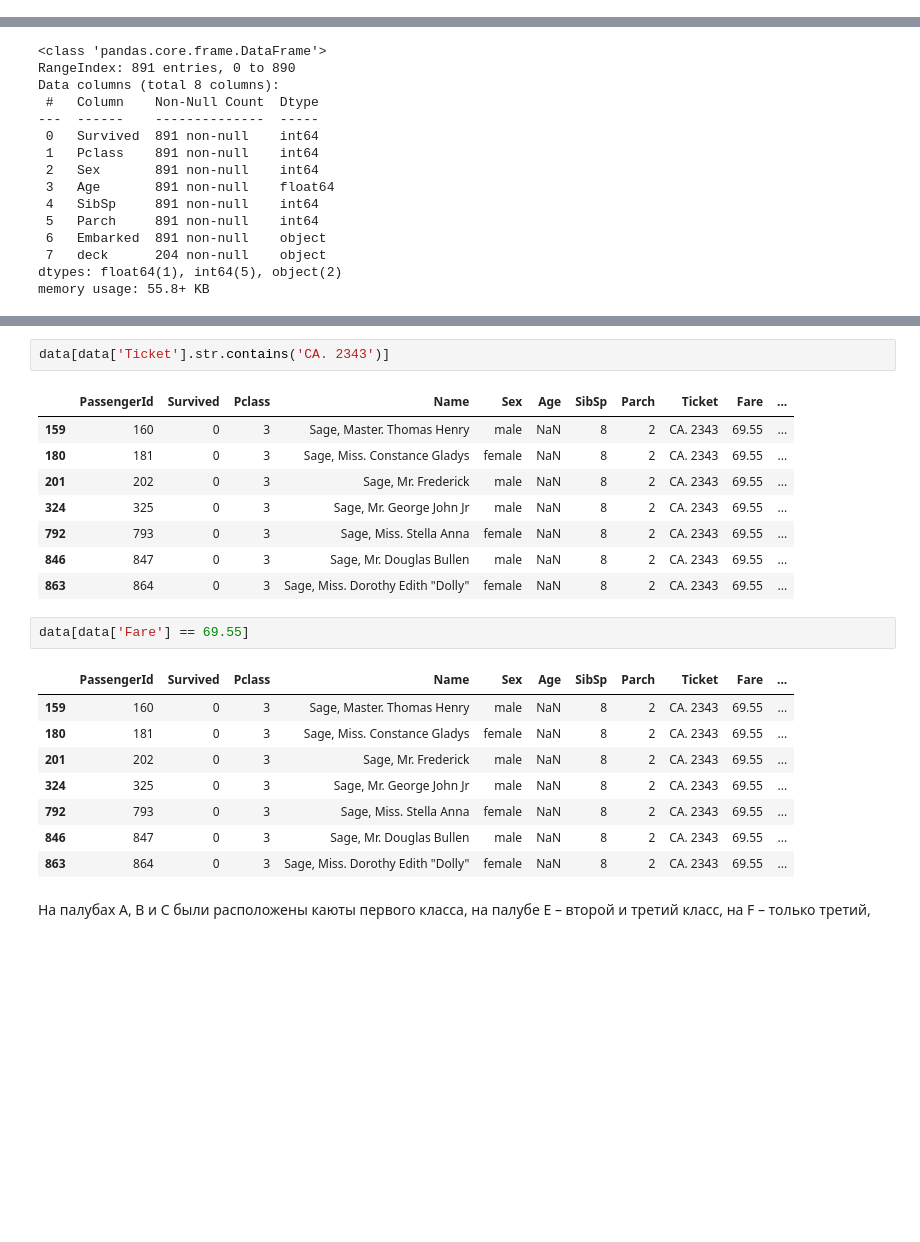
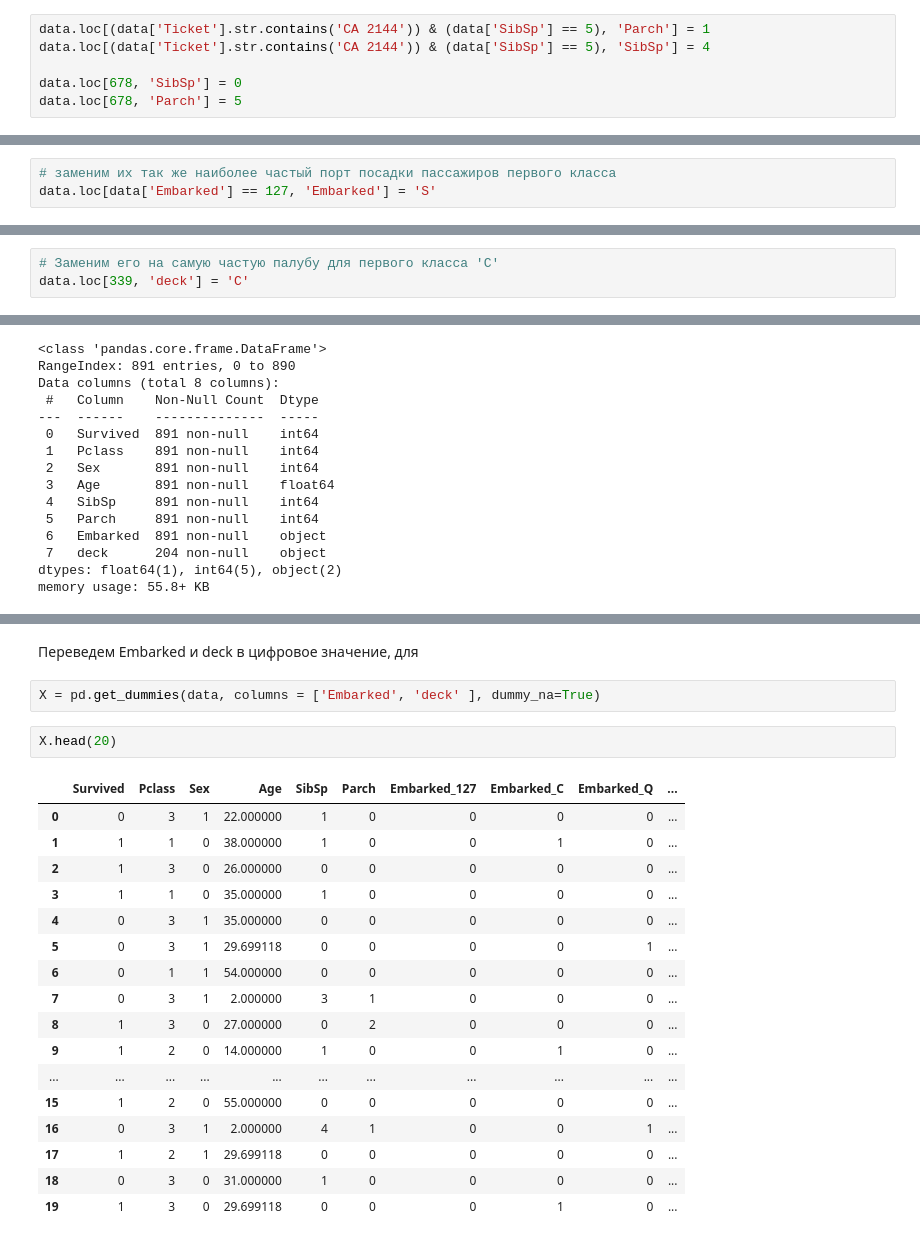
Before and after one commit to adtitovich/dsml-17, a Jupyter notebook: m4.ipynb, the cells around one changed output, grey strips where cells are left out. Drawn from its saved outputs; the diff is of its cells as text; blank space fills up the shorter version.

```diff
--- a/m4.ipynb
+++ b/m4.ipynb
@@ -178,0 +253,6 @@ data['Sex'] = data['Sex'].apply(lambda x: 1 if x =='male' else 0).astype('int')
+# %%
+data.loc[(data['Ticket'].str.contains('CA 2144')) & (data['SibSp'] == 5), 'Parch'] = 1
+data.loc[(data['Ticket'].str.contains('CA 2144')) & (data['SibSp'] == 5), 'SibSp'] = 4
+
+data.loc[678, 'SibSp'] = 0
+data.loc[678, 'Parch'] = 5
@@ -178,0 +276,3 @@ data['Sex'] = data['Sex'].apply(lambda x: 1 if x =='male' else 0).astype('int')
+# %%
+# заменим их так же наиболее частый порт посадки пассажиров первого класса
+data.loc[data['Embarked'] == 127, 'Embarked'] = 'S'
@@ -178,0 +304,3 @@ data['Sex'] = data['Sex'].apply(lambda x: 1 if x =='male' else 0).astype('int')
+# %%
+# Заменим его на самую частую палубу для первого класса 'C'
+data.loc[339, 'deck'] = 'C'
@@ -220,26 +328,24 @@ data[(data['SibSp'] == 8)].head(20)
-# %%
-data[data['Ticket'].str.contains('CA. 2343')]
-# %% [output]
-|  | PassengerId | Survived | Pclass | Name | Sex | Age | SibSp | Parch | Ticket | Fare | ... |
-| 159 | 160 | 0 | 3 | Sage, Master. Thomas Henry | male | NaN | 8 | 2 | CA. 2343 | 69.55 | ... |
-| 180 | 181 | 0 | 3 | Sage, Miss. Constance Gladys | female | NaN | 8 | 2 | CA. 2343 | 69.55 | ... |
-| 201 | 202 | 0 | 3 | Sage, Mr. Frederick | male | NaN | 8 | 2 | CA. 2343 | 69.55 | ... |
-| 324 | 325 | 0 | 3 | Sage, Mr. George John Jr | male | NaN | 8 | 2 | CA. 2343 | 69.55 | ... |
-| 792 | 793 | 0 | 3 | Sage, Miss. Stella Anna | female | NaN | 8 | 2 | CA. 2343 | 69.55 | ... |
-| 846 | 847 | 0 | 3 | Sage, Mr. Douglas Bullen | male | NaN | 8 | 2 | CA. 2343 | 69.55 | ... |
-| 863 | 864 | 0 | 3 | Sage, Miss. Dorothy Edith "Dolly" | female | NaN | 8 | 2 | CA. 2343 | 69.55 | ... |
-# %%
-data[data['Fare'] == 69.55]
-# %% [output]
-|  | PassengerId | Survived | Pclass | Name | Sex | Age | SibSp | Parch | Ticket | Fare | ... |
-| 159 | 160 | 0 | 3 | Sage, Master. Thomas Henry | male | NaN | 8 | 2 | CA. 2343 | 69.55 | ... |
-| 180 | 181 | 0 | 3 | Sage, Miss. Constance Gladys | female | NaN | 8 | 2 | CA. 2343 | 69.55 | ... |
-| 201 | 202 | 0 | 3 | Sage, Mr. Frederick | male | NaN | 8 | 2 | CA. 2343 | 69.55 | ... |
-| 324 | 325 | 0 | 3 | Sage, Mr. George John Jr | male | NaN | 8 | 2 | CA. 2343 | 69.55 | ... |
-| 792 | 793 | 0 | 3 | Sage, Miss. Stella Anna | female | NaN | 8 | 2 | CA. 2343 | 69.55 | ... |
-| 846 | 847 | 0 | 3 | Sage, Mr. Douglas Bullen | male | NaN | 8 | 2 | CA. 2343 | 69.55 | ... |
-| 863 | 864 | 0 | 3 | Sage, Miss. Dorothy Edith "Dolly" | female | NaN | 8 | 2 | CA. 2343 | 69.55 | ... |
-# %% [markdown]
-На палубах A, B и C были расположены каюты первого класса,
-на палубе E – второй и третий класс,
-на F – только третий,
+# %% [markdown]
+Переведем Embarked и deck в цифровое значение, для
+# %%
+X = pd.get_dummies(data, columns = ['Embarked', 'deck' ], dummy_na=True)
+# %%
+X.head(20)
+# %% [output]
+|  | Survived | Pclass | Sex | Age | SibSp | Parch | Embarked_127 | Embarked_C | Embarked_Q | ... |
+| 0 | 0 | 3 | 1 | 22.000000 | 1 | 0 | 0 | 0 | 0 | ... |
+| 1 | 1 | 1 | 0 | 38.000000 | 1 | 0 | 0 | 1 | 0 | ... |
+| 2 | 1 | 3 | 0 | 26.000000 | 0 | 0 | 0 | 0 | 0 | ... |
+| 3 | 1 | 1 | 0 | 35.000000 | 1 | 0 | 0 | 0 | 0 | ... |
+| 4 | 0 | 3 | 1 | 35.000000 | 0 | 0 | 0 | 0 | 0 | ... |
+| 5 | 0 | 3 | 1 | 29.699118 | 0 | 0 | 0 | 0 | 1 | ... |
+| 6 | 0 | 1 | 1 | 54.000000 | 0 | 0 | 0 | 0 | 0 | ... |
+| 7 | 0 | 3 | 1 | 2.000000 | 3 | 1 | 0 | 0 | 0 | ... |
+| 8 | 1 | 3 | 0 | 27.000000 | 0 | 2 | 0 | 0 | 0 | ... |
+| 9 | 1 | 2 | 0 | 14.000000 | 1 | 0 | 0 | 1 | 0 | ... |
+| ... | ... | ... | ... | ... | ... | ... | ... | ... | ... | ... |
+| 15 | 1 | 2 | 0 | 55.000000 | 0 | 0 | 0 | 0 | 0 | ... |
+| 16 | 0 | 3 | 1 | 2.000000 | 4 | 1 | 0 | 0 | 1 | ... |
+| 17 | 1 | 2 | 1 | 29.699118 | 0 | 0 | 0 | 0 | 0 | ... |
+| 18 | 0 | 3 | 0 | 31.000000 | 1 | 0 | 0 | 0 | 0 | ... |
+| 19 | 1 | 3 | 0 | 29.699118 | 0 | 0 | 0 | 1 | 0 | ... |
```
Also changed, not shown: parts of 26 cells of this notebook.
